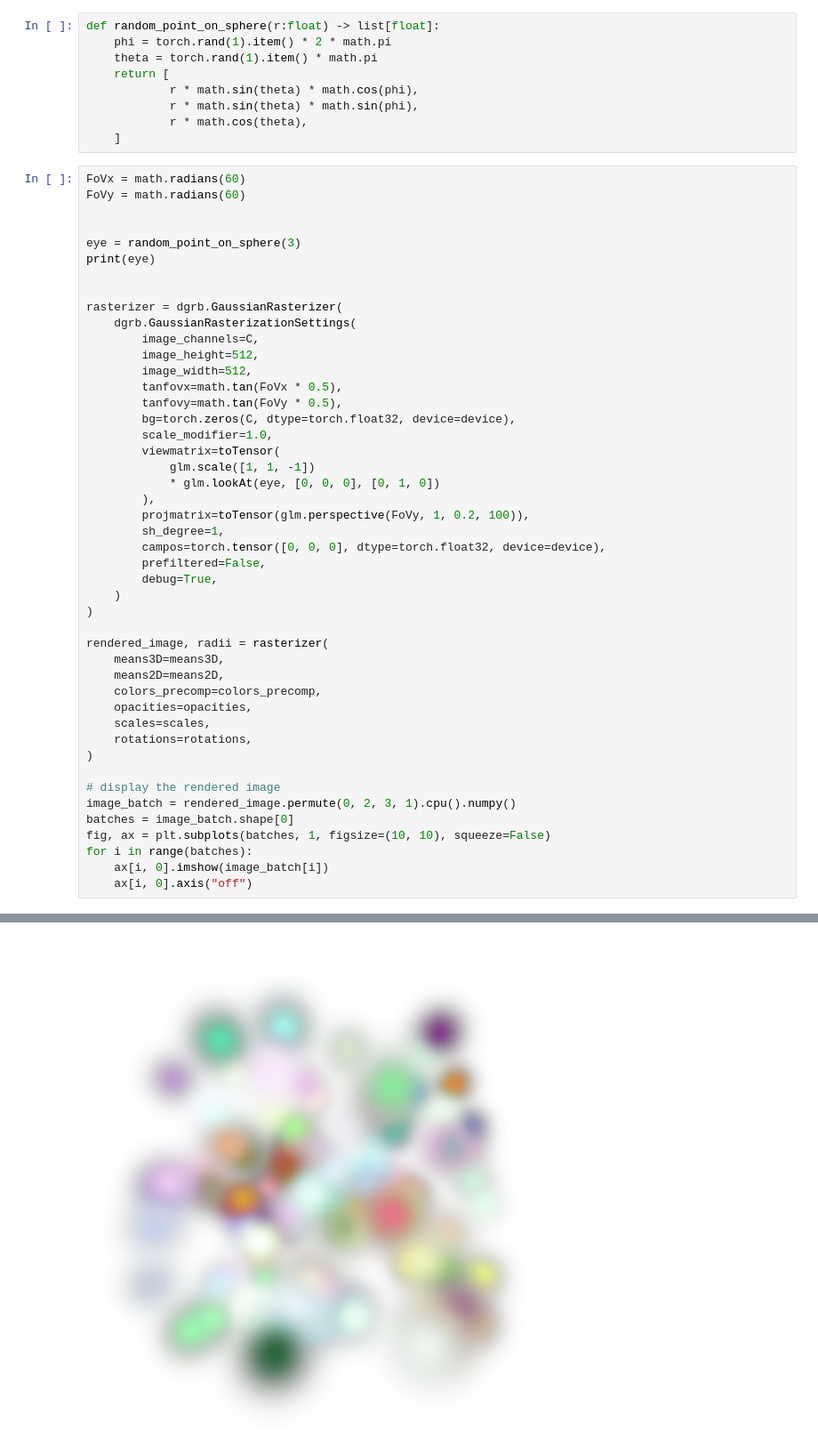
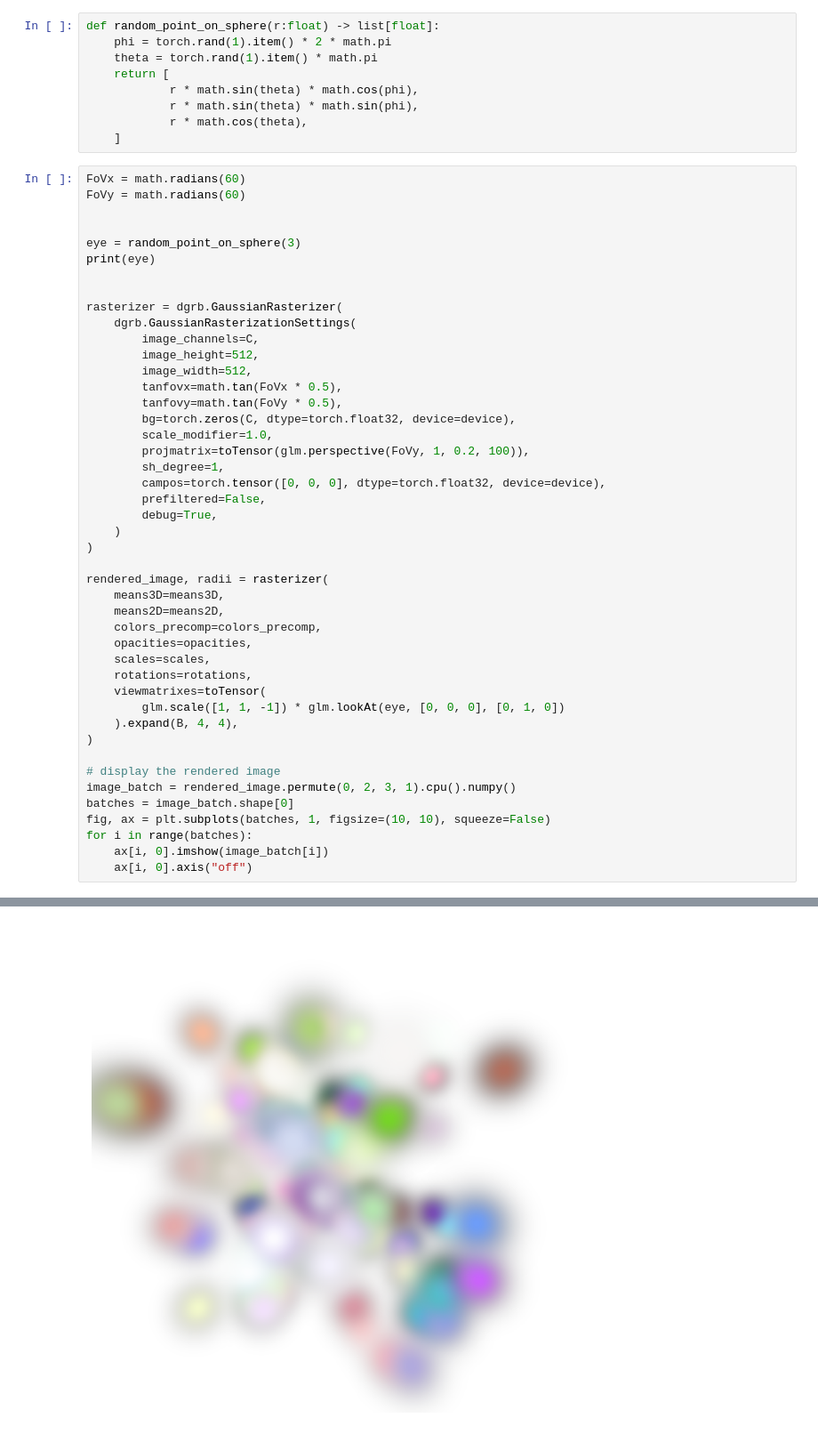
Before and after one commit to pimpale/foo, a Jupyter notebook: python/gaussiansplattingconvolution/gsplat_test_batched.ipynb, the cells around one changed output, grey strips where cells are left out. Shown at 89% size. Cells and saved outputs as stored; diff of their text form.

```diff
--- a/python/gaussiansplattingconvolution/gsplat_test_batched.ipynb
+++ b/python/gaussiansplattingconvolution/gsplat_test_batched.ipynb
@@ -62,10 +62,6 @@ rasterizer = dgrb.GaussianRasterizer(
         tanfovy=math.tan(FoVy * 0.5),
         bg=torch.zeros(C, dtype=torch.float32, device=device),
         scale_modifier=1.0,
-        viewmatrix=toTensor(
-            glm.scale([1, 1, -1])
-            * glm.lookAt(eye, [0, 0, 0], [0, 1, 0])
-        ),
         projmatrix=toTensor(glm.perspective(FoVy, 1, 0.2, 100)),
         sh_degree=1,
         campos=torch.tensor([0, 0, 0], dtype=torch.float32, device=device),
@@ -81,6 +77,9 @@ rendered_image, radii = rasterizer(
     opacities=opacities,
     scales=scales,
     rotations=rotations,
+    viewmatrixes=toTensor(
+        glm.scale([1, 1, -1]) * glm.lookAt(eye, [0, 0, 0], [0, 1, 0])
+    ).expand(B, 4, 4),
 )
 
 # display the rendered image
@@ -95 +94 @@ for i in range(batches):
-[figure, old version]
+[figure, new version]
```
Also changed, not shown: parts of 2 cells of this notebook, 3 other files.
